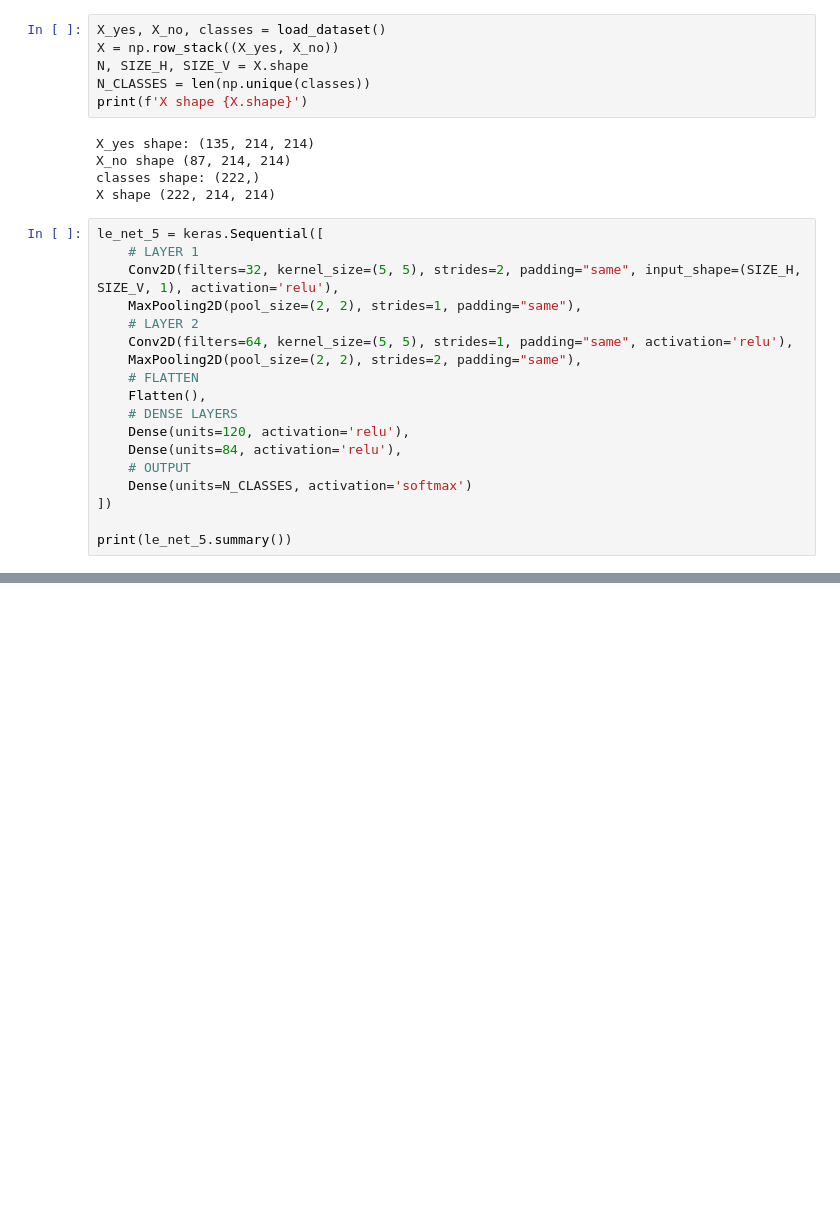
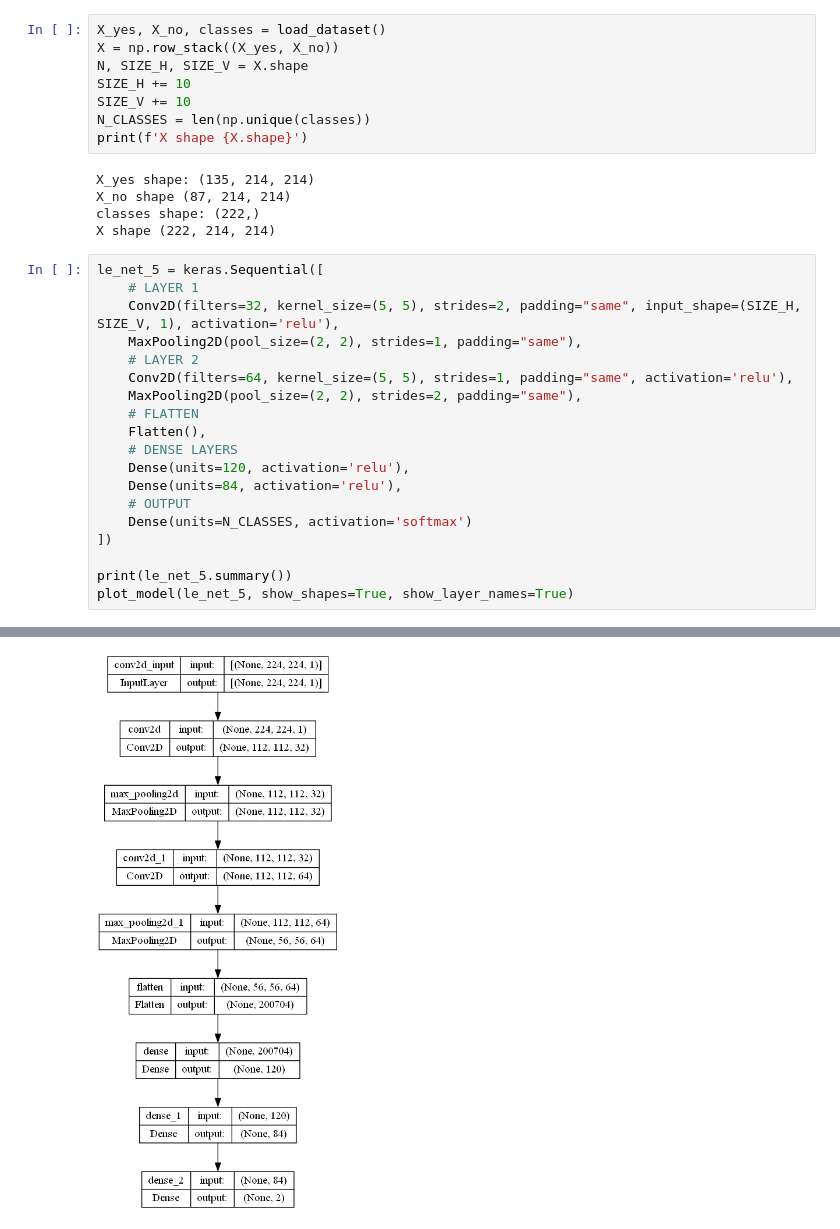
Before and after one commit to BittingBarracuda/BTD_Python, a Jupyter notebook: nn2_train.ipynb, the cells around one changed output, grey strips where cells are left out. Cells and saved outputs as stored; diff of their text form; blank space fills up the shorter version.

```diff
--- a/nn2_train.ipynb
+++ b/nn2_train.ipynb
@@ -47,6 +48,8 @@ def data_augmentation(imgs, aug_per_image, imgs_trans):
 X_yes, X_no, classes = load_dataset()
 X = np.row_stack((X_yes, X_no))
 N, SIZE_H, SIZE_V = X.shape
+SIZE_H += 10
+SIZE_V += 10
 N_CLASSES = len(np.unique(classes))
 print(f'X shape {X.shape}')
 # %% [output]
@@ -72,6 +75,7 @@ le_net_5 = keras.Sequential([
 ])
 
 print(le_net_5.summary())
+plot_model(le_net_5, show_shapes=True, show_layer_names=True)
 # %% [output]
 Model: "sequential"
 _________________________________________________________________
@@ -90,6 +94,7 @@ Trainable params: 22,457,430
 Non-trainable params: 0
 _________________________________________________________________
 None
+[figure, added]
 # %%
 vgg_16 = keras.Sequential([
     # LAYER 1
```
Also changed, not shown: parts of 4 cells of this notebook, 1 other file.
